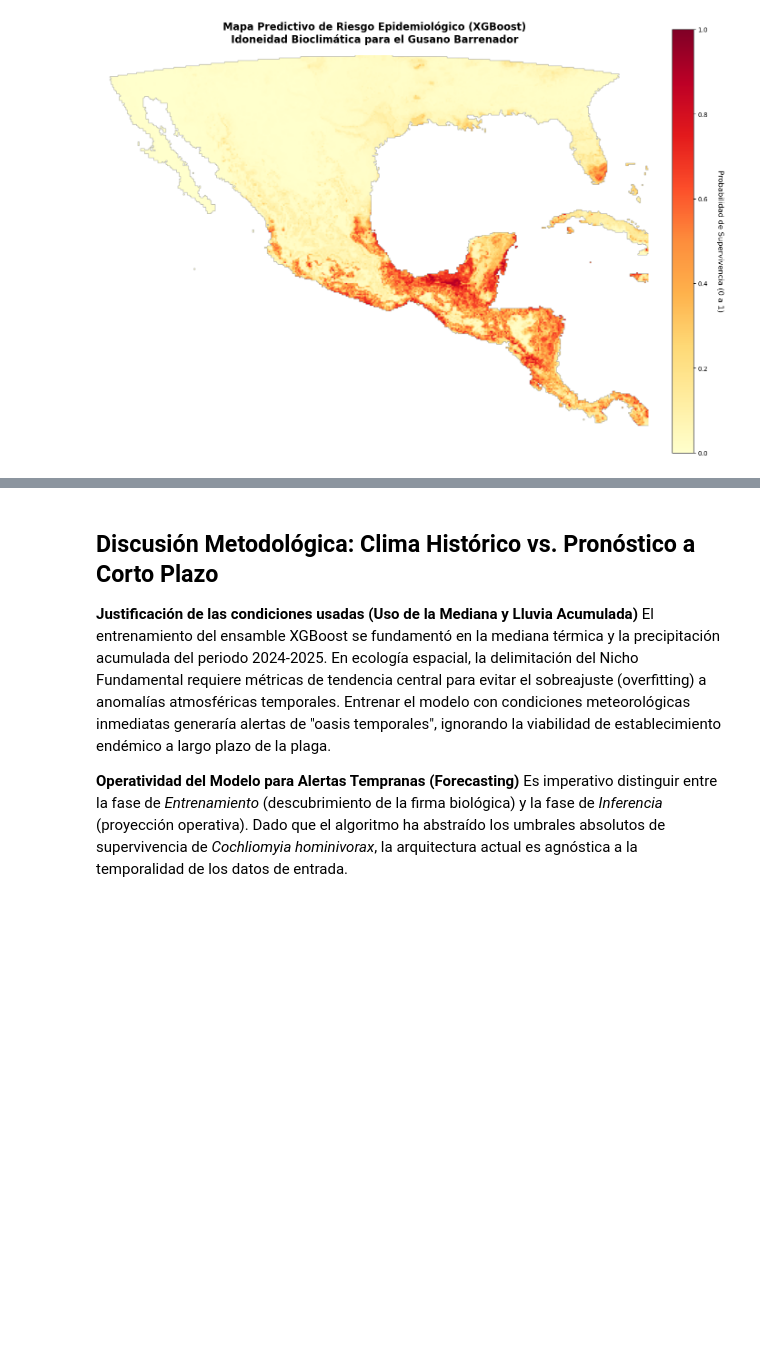
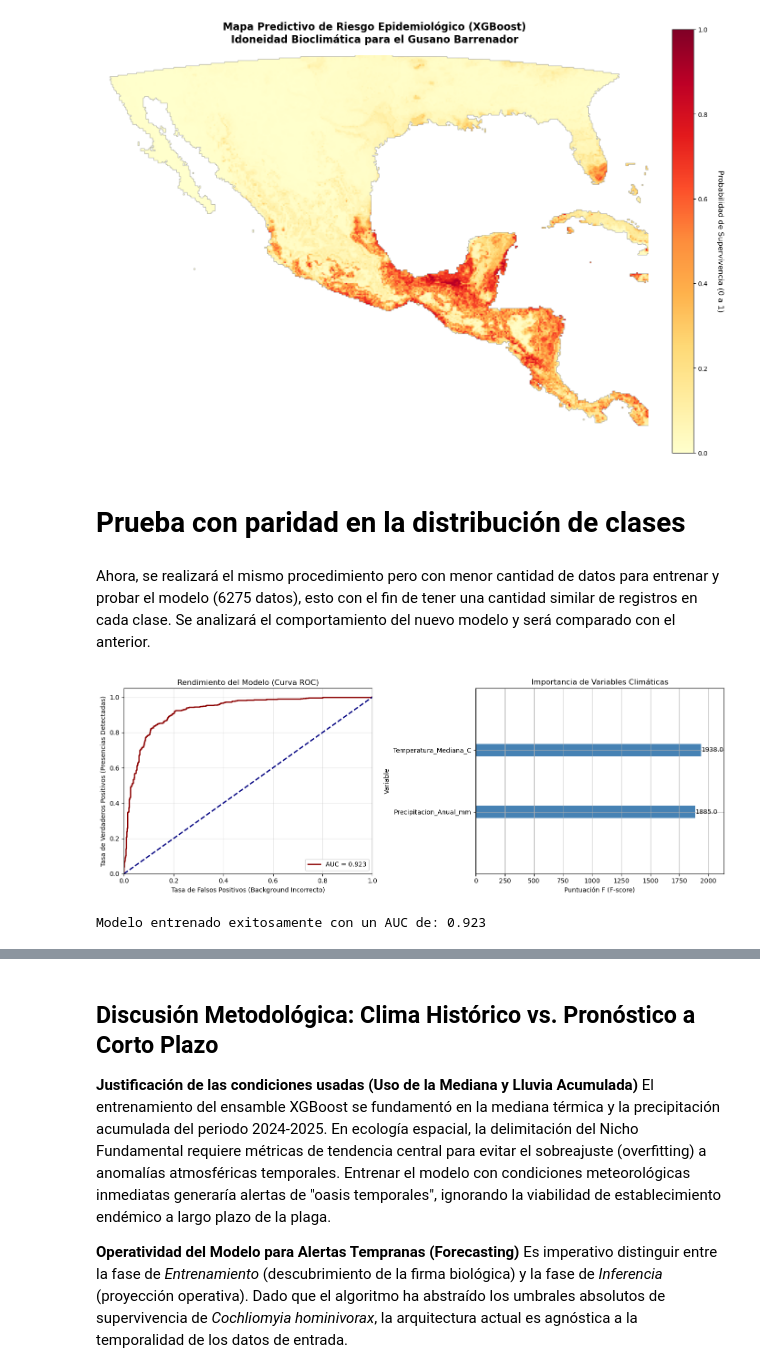
Before and after one commit to Moises7car/monitor-gusano-barrenador, a Jupyter notebook: notebooks/04_Training_Prediction.ipynb, the cells around one changed output, grey strips where cells are left out. Saved outputs shown, nothing was run; the diff lists cells and outputs as text; code cells hidden in the pictures; blank space fills up the shorter version.

Commit message:
Paridad en la distribución de clases

```diff
--- a/notebooks/04_Training_Prediction.ipynb
+++ b/notebooks/04_Training_Prediction.ipynb
@@ -247,3 +247,69 @@ except FileNotFoundError:
     print("Archivo no encontrado. Verifica que el bloque anterior haya guardado el mapa en la ruta correcta.")
 # %% [output]
 [figure]
+# %% [markdown]
+# Prueba con paridad en la distribución de clases
+# %% [markdown]
+Ahora, se realizará el mismo procedimiento pero con menor cantidad de datos para entrenar y probar el modelo (6275 datos), esto con el fin de tener una cantidad similar de registros en cada clase. Se analizará el comportamiento del nuevo modelo y será comparado con el anterior.
+# %%
+import pandas as pd
+import numpy as np
+import xgboost as xgb
+import matplotlib.pyplot as plt
+from sklearn.model_selection import train_test_split
+from sklearn.metrics import roc_curve, auc, classification_report
+import os
+
+# cargar dataset de entrenamiento
+directorio_notebooks = os.getcwd()
+directorio_raiz = os.path.dirname(directorio_notebooks)
+ruta_datos = os.path.join(directorio_raiz, 'data', 'processed', 'Dataset2_MaxEnt_Entrenamiento.csv')
+df = pd.read_csv(ruta_datos)
+
+X = df[['Temperatura_Mediana_C', 'Precipitacion_Anual_mm']] #variables de predicción
+y = df['Target'] # variable objetivo
+
+# División en Entrenamiento y Prueba (80/20)
+X_train, X_test, y_train, y_test = train_test_split(X, y, test_size=0.2, random_state=42, stratify=y)
+
+# Configuración y Entrenamiento del Modelo XGBoost
+modelo_xgb = xgb.XGBClassifier(
+    objective='binary:logistic', # clasificación binaria usando regresión logística
+    n_estimators=200,
+    learning_rate=0.05,
+    max_depth=5,
+    subsample=0.8,
+    random_state=42
+)
+
+modelo_xgb.fit(X_train, y_train)
+y_pred_proba = modelo_xgb.predict_proba(X_test)[:, 1]
+
+# Evaluación: Curva ROC y AUC
+fpr, tpr, thresholds = roc_curve(y_test, y_pred_proba)
+roc_auc = auc(fpr, tpr)
+
+# Configuración Visual de Resultados
+fig, (ax1, ax2) = plt.subplots(1, 2, figsize=(14, 5))
+
+# Gráfica 1: Curva ROC
+ax1.plot(fpr, tpr, color='darkred', lw=2, label=f'AUC = {roc_auc:.3f}')
+ax1.plot([0, 1], [0, 1], color='navy', lw=2, linestyle='--')
+ax1.set_xlim([0.0, 1.0])
+ax1.set_ylim([0.0, 1.05])
+ax1.set_xlabel('Tasa de Falsos Positivos (Background Incorrecto)')
+ax1.set_ylabel('Tasa de Verdaderos Positivos (Presencias Detectadas)')
+ax1.set_title('Rendimiento del Modelo (Curva ROC)')
+ax1.legend(loc="lower right")
+ax1.grid(alpha=0.3)
+
+# Gráfica 2: Importancia de las Variables
+xgb.plot_importance(modelo_xgb, ax=ax2, color='steelblue', title='Importancia de Variables Climáticas', xlabel='Puntuación F (F-score)', ylabel='Variable')
+
+plt.tight_layout()
+plt.show()
+
+print(f"Modelo entrenado exitosamente con un AUC de: {roc_auc:.3f}")
+# %% [output]
+[figure, added]
+Modelo entrenado exitosamente con un AUC de: 0.923
```
Also changed, not shown: parts of 7 cells of this notebook, 3 other files.
